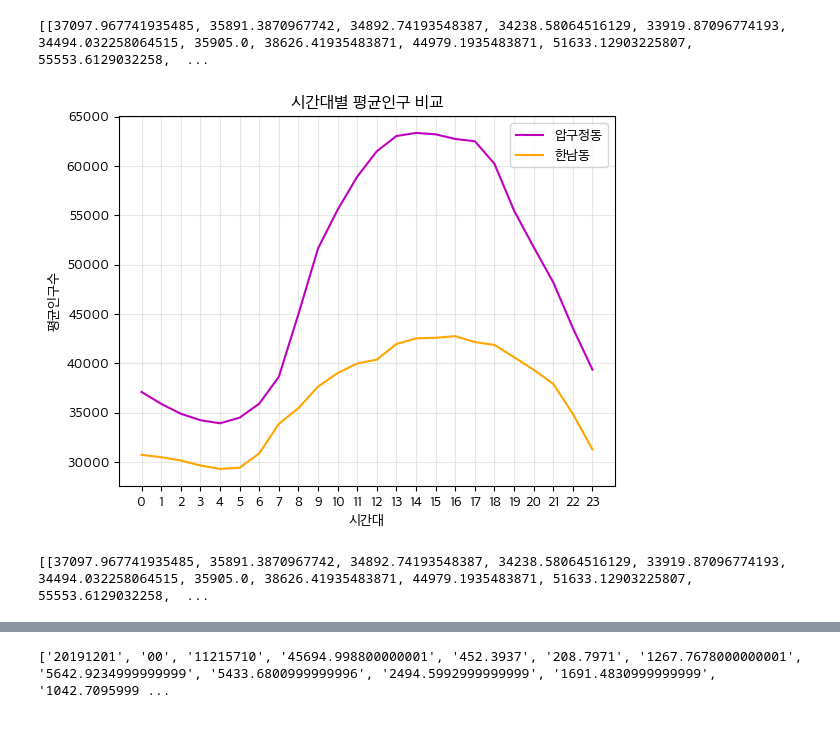
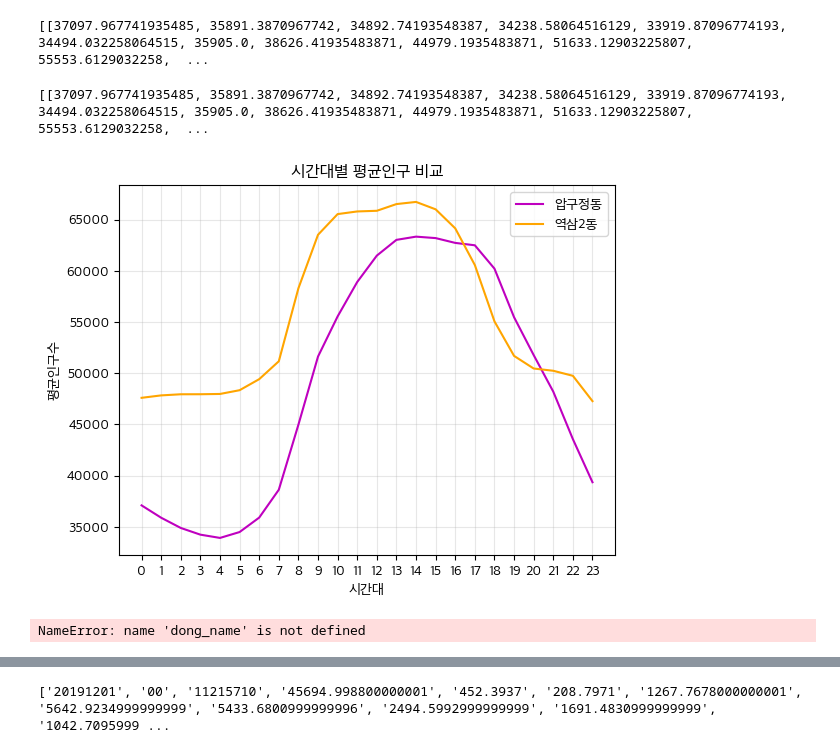
Before and after one commit to saintlee83/Univ_Programming1, a Jupyter notebook: Lectures/4th week/notebook.ipynb, the cells around one changed output, grey strips where cells are left out. Saved outputs shown, nothing was run; the diff lists cells and outputs as text; code cells hidden in the pictures.

```diff
--- a/Lectures/4th week/notebook.ipynb
+++ b/Lectures/4th week/notebook.ipynb
@@ -234,6 +234,19 @@ for i in range(cnt):
     if row[-1] == dong_name[i]:
       dong_code.append(int(row[1]))
 # %%
+# 핫플레이스가 있는 행정동
+cnt = int(input("비교할 행정동의 개수를 입력하새요 : "))
+dong_name = []
+dong_code = []
+
+for _ in range(cnt):
+  dong_name.append(input('핫플레이스가 위치한 행정동을 입력하세요 : '))
+
+for i in range(cnt):
+  for row in code_data:
+    if row[-1] == dong_name[i]:
+      dong_code.append(int(row[1]))
+
 # populations 리스트 초기화 수정 (중요!)
 populations = [[0 for i in range(24)] for _ in range(cnt)]
 
@@ -254,24 +267,55 @@ print(populations)
 [[37097.967741935485, 35891.3870967742, 34892.74193548387, 34238.58064516129, 33919.87096774193, 34494.032258064515, 35905.0, 38626.41935483871, 44979.1935483871, 51633.12903225807, 55553.6129032258,  ...
 # %%
 import matplotlib.pyplot as plt
+
+# 핫플레이스가 있는 행정동
+cnt = int(input("비교할 행정동의 개수를 입력하새요 : "))
+dong_name = []
+dong_code = []
+
+for _ in range(cnt):
+  dong_name.append(input('핫플레이스가 위치한 행정동을 입력하세요 : '))
+
+for i in range(cnt):
+  for row in code_data:
+    if row[-1] == dong_name[i]:
+      dong_code.append(int(row[1]))
+
+# populations 리스트 초기화 수정 (중요!)
+populations = [[0 for i in range(24)] for _ in range(cnt)]
+
+for row in data:
+  # 핫플레이스가 있는 행정동인 경우
+  if row[2] in dong_code:
+    dong_idx = dong_code.index(row[2])
+    time = int(row[1])  # 시간을 정수로 변환
+    p = int(row[3])  # 인구를 정수로 변환
+    populations[dong_idx][time] += p
+
+# 31일로 나누어 평균 계산
+for i in range(len(populations)):
+  populations[i] = [p/31 for p in populations[i]]
+
+print(populations)
 
 plt.rc('font', family='Apple SD Gothic Neo')
 plt.title('시간대별 평균인구 비교')
 
 # 여러 행정동을 동적으로 그래프에 추가
 colors = ['m', 'orange', 'blue', 'green', 'red', 'purple', 'brown', 'pink']
 for i in range(cnt):
   plt.plot(range(24), populations[i], color=colors[i %
            len(colors)], label=dong_name[i])
 
 plt.legend()
 plt.xlabel('시간대')
 plt.ylabel('평균인구수')
 plt.xticks(range(24), range(24))
 plt.grid(True, alpha=0.3)  # 그리드 추가 (선택사항)
 plt.show()
 # %% [output]
+[[37097.967741935485, 35891.3870967742, 34892.74193548387, 34238.58064516129, 33919.87096774193, 34494.032258064515, 35905.0, 38626.41935483871, 44979.1935483871, 51633.12903225807, 55553.6129032258,  ...
-[figure, old version]
+[figure, new version]
 # %%
 # 핫플레이스가 있는 행정동
 dong_name = list(input("비교할 행정동을 공백문자로 구분하여 입력하새요 : ").split())
@@ -282,6 +326,15 @@ for i in range(len(dong_name)):
     if row[-1] == dong_name[i]:
       dong_code.append(int(row[1]))
 # %%
+# 핫플레이스가 있는 행정동
+dong_name = list(input("비교할 행정동을 공백문자로 구분하여 입력하새요 : ").split())
+dong_code = []
+
+for i in range(len(dong_name)):
+  for row in code_data:
+    if row[-1] == dong_name[i]:
+      dong_code.append(int(row[1]))
+
 # populations 리스트 초기화 수정 (중요!)
 populations = [[0 for i in range(24)] for _ in range(len(dong_name))]
 
@@ -299,5 +352,5 @@ for i in range(len(populations)):
 
 print(populations)
 # %% [output]
-[[37097.967741935485, 35891.3870967742, 34892.74193548387, 34238.58064516129, 33919.87096774193, 34494.032258064515, 35905.0, 38626.41935483871, 44979.1935483871, 51633.12903225807, 55553.6129032258,  ...
+NameError: name 'dong_name' is not defined
 # %%
```
Also changed, not shown: parts of 2 cells of this notebook, 2 other files.
